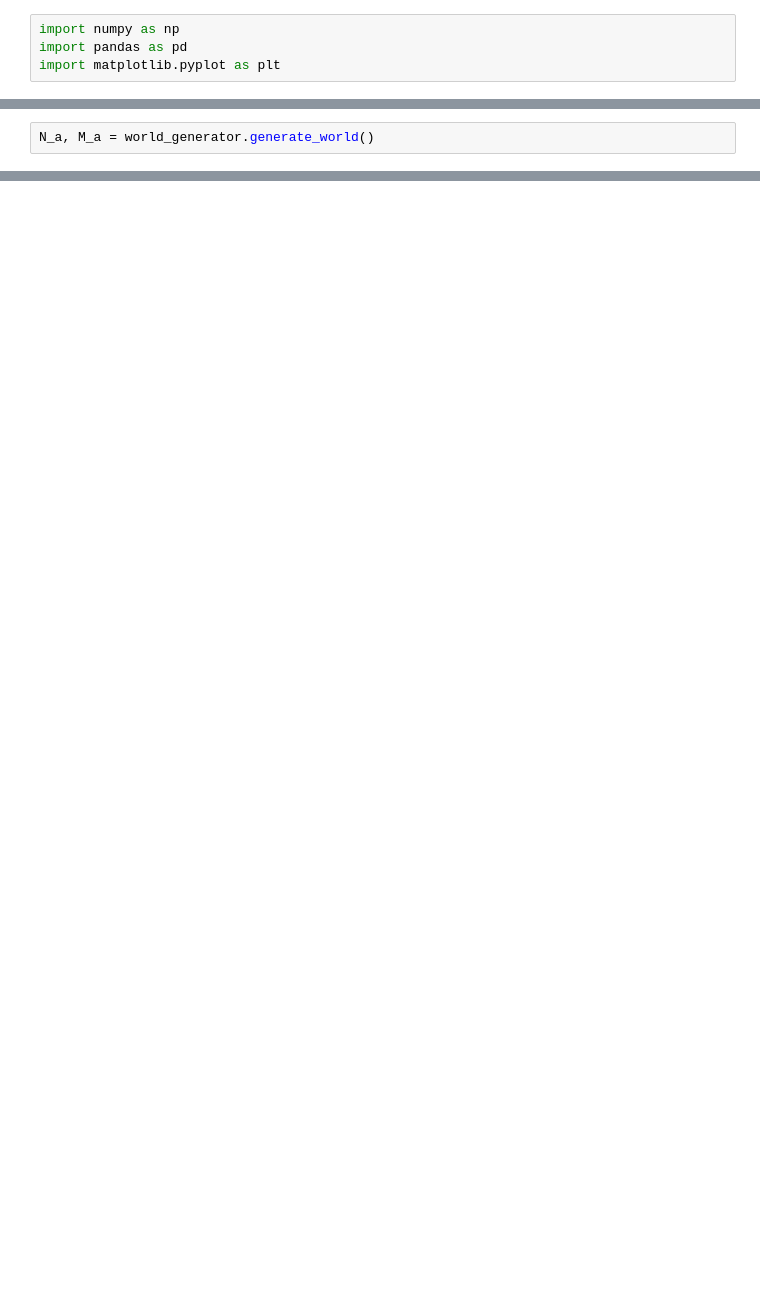
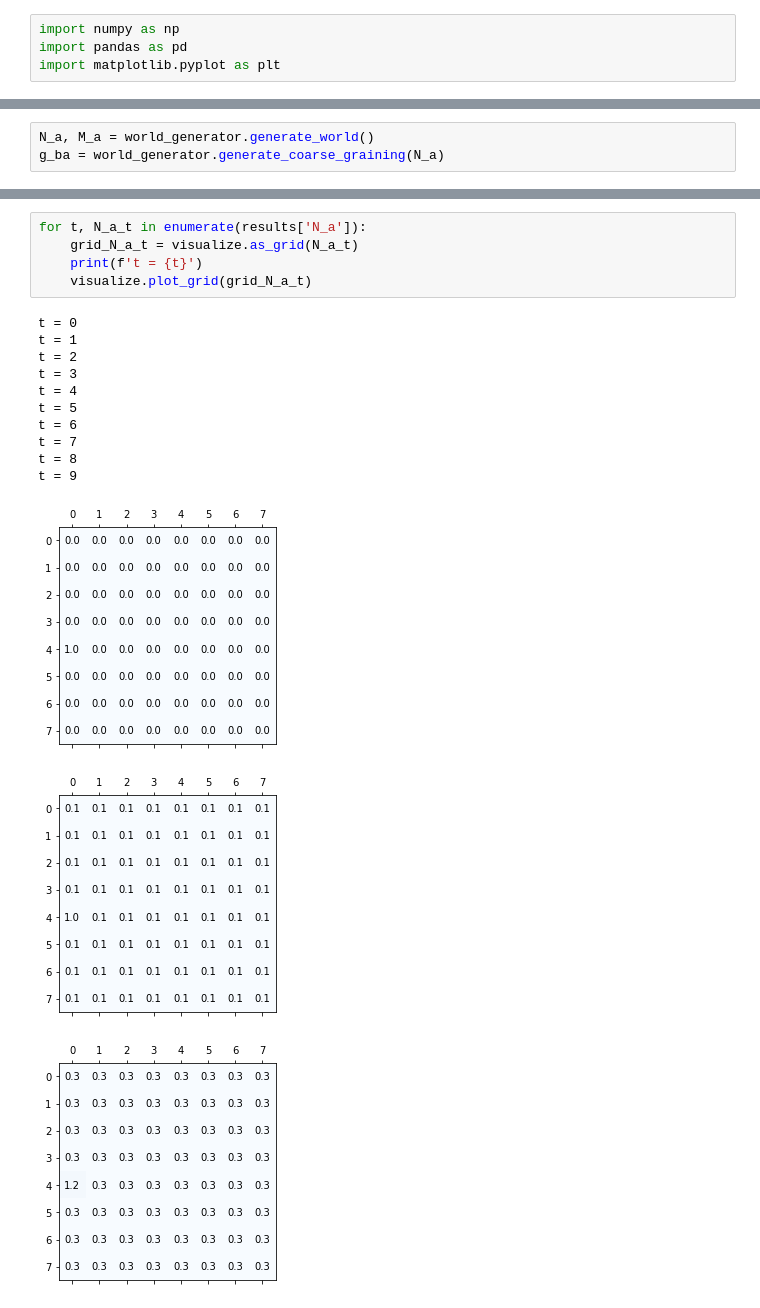
Before and after one commit to blakeelias/multi_scale_pandemic, a Jupyter notebook: Visualizations.ipynb, the cells around one changed output, grey strips where cells are left out. Cells and saved outputs as stored; diff of their text form; blank space fills up the shorter version.

```diff
--- a/Visualizations.ipynb
+++ b/Visualizations.ipynb
@@ -8,3 +10,4 @@ import world_generator
 # %%
 N_a, M_a = world_generator.generate_world()
+g_ba = world_generator.generate_coarse_graining(N_a)
 # %%
@@ -18,0 +24,19 @@ visualize.plot_grid(grid)
+# %%
+for t, N_a_t in enumerate(results['N_a']):
+    grid_N_a_t = visualize.as_grid(N_a_t)
+    print(f't = {t}')
+    visualize.plot_grid(grid_N_a_t)
+# %% [output]
+t = 0
+t = 1
+t = 2
+t = 3
+t = 4
+t = 5
+t = 6
+t = 7
+t = 8
+t = 9
+[figure, added]
+[figure, added]
+[figure, added]
```
Also changed, not shown: parts of 5 cells of this notebook, 3 other files.
